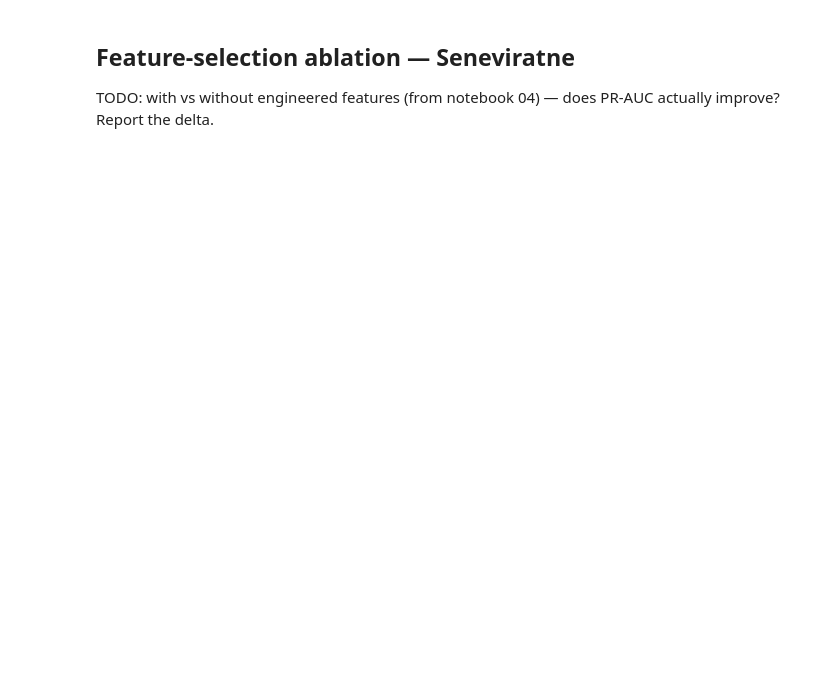
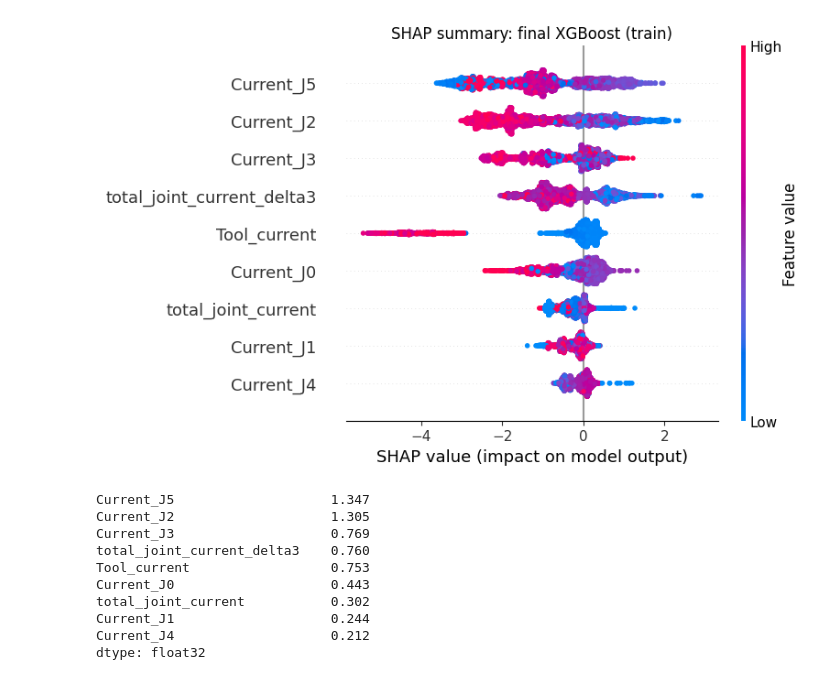
Before and after one commit to Bimsara-Yehan/UR3-CobotOps-Fault-Detection, a Jupyter notebook: notebooks/07_final_model.ipynb, the cells around one changed output. Drawn from its saved outputs; the diff is of its cells as text; code cells hidden in the pictures; blank space fills up the shorter version.

```diff
--- a/notebooks/07_final_model.ipynb
+++ b/notebooks/07_final_model.ipynb
@@ -42,2 +522,11 @@ TODO: state the chosen model and justify it against the alternatives on PR-AUC,
 # %%
-# TODO: FINAL_MODEL = ...  (fit with its tuned hyperparameters on the full train split)
+FINAL_NAME = "XGBoost"
+FINAL_FEATURES = GROUPS["no temperatures, no grip_lost (9)"]
+FINAL_PARAMS = TUNED_PARAMS[FINAL_NAME]
+
+# The notebook-06 hyperparameters are exactly what a fresh search on the 16 features finds.
+assert set(FINAL_PARAMS) == set(ablation["16"]["params"])
+assert all(np.isclose(FINAL_PARAMS[k], ablation["16"]["params"][k]) for k in FINAL_PARAMS)
+
+final_pipeline = make_pipeline(FINAL_NAME, FINAL_FEATURES, params=FINAL_PARAMS)
+print("Final features:", FINAL_FEATURES)
@@ -48,6 +539,29 @@ TODO: SHAP summary plot for the final model; cross-check with permutation import
 # %%
-# TODO: explainer = shap.Explainer(FINAL_MODEL, X_train); shap_values = explainer(X_train)
+fitted_train = clone(final_pipeline).fit(X_train[FINAL_FEATURES], y_train)
+feature_names = [c for c in FINAL_FEATURES if c not in BINARY_COLS] + [c for c in FINAL_FEATURES if c in BINARY_COLS]
+X_scaled = fitted_train.named_steps["preprocessing"].transform(X_train[FINAL_FEATURES])
+
+explainer = shap.TreeExplainer(fitted_train.named_steps["classifier"])
+shap_values = explainer.shap_values(X_scaled)
+mean_abs_shap = pd.Series(np.abs(shap_values).mean(axis=0), index=feature_names).sort_values(ascending=False)
+
+plt.figure()
+shap.summary_plot(shap_values, X_scaled, feature_names=feature_names, show=False)
+plt.title("SHAP summary: final XGBoost (train)")
+plt.tight_layout()
+plt.savefig(FIGURES_DIR / "fig07_shap_summary.png", dpi=150, bbox_inches="tight")
+plt.show()
+
+mean_abs_shap.round(3)
+# %% [output]
+[figure, added]
+Current_J5                    1.347
+Current_J2                    1.305
+Current_J3                    0.769
+total_joint_current_delta3    0.760
+Tool_current                  0.753
+Current_J0                    0.443
+total_joint_current           0.302
+Current_J1                    0.244
+Current_J4                    0.212
+dtype: float32
-# %% [markdown]
-## Feature-selection ablation — Seneviratne
-
-TODO: with vs without engineered features (from notebook 04) — does PR-AUC actually improve? Report the delta.
```
Also changed, not shown: parts of 42 cells of this notebook, 7 other files.
